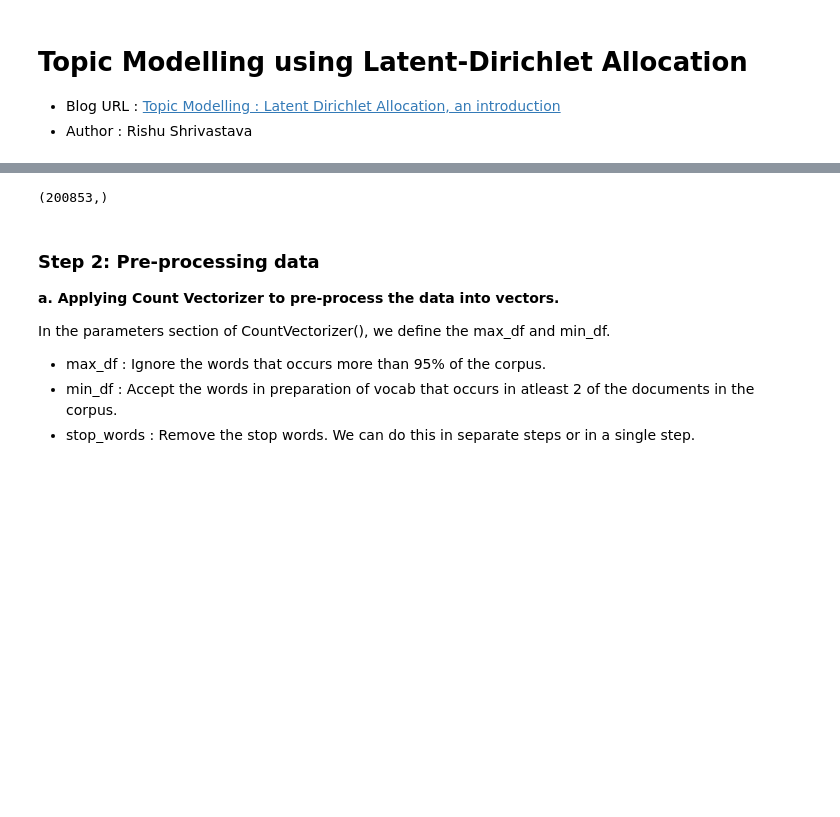
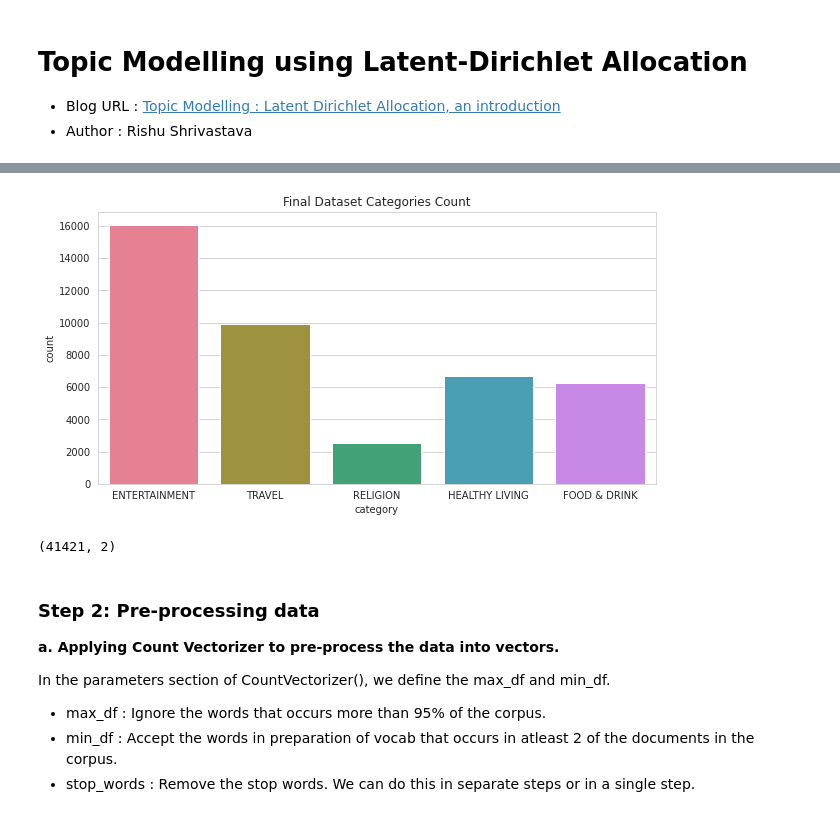
Before and after one commit to rishuatgithub/MLPy, a Jupyter notebook: Topic_Modelling_LDA.ipynb, the cells around one changed output, grey strips where cells are left out. Drawn from its saved outputs; the diff is of its cells as text; code cells hidden in the pictures; blank space fills up the shorter version.

```diff
--- a/Topic_Modelling_LDA.ipynb
+++ b/Topic_Modelling_LDA.ipynb
@@ -44,0 +84,8 @@ Name: short_description, dtype: object
+# %%
+### Filter the dataset to reduce the dataset (just for the purpose of this work)
+
+data['Combined_Description'] = data['headline'] + data['short_description']
+filtered_data = data[(data['category']=='ENTERTAINMENT') | (data['category']=='TRAVEL') | (data['category']=='RELIGION') | (data['category']=='FOOD & DRINK') | (data['category']=='HEALTHY LIVING')]
+filtered_data = filtered_data[['category','Combined_Description']]
+
+filtered_data.head()
@@ -45,7 +99,16 @@ Name: short_description, dtype: object
+# %%
+### Lets check the filtered dataset available. We will use this category to validate our LDA topic result.
+plt.figure(figsize=(10,5))
+sns.set_style("whitegrid")
+sns.countplot(x='category', data=filtered_data, palette='husl')
+plt.title("Final Dataset Categories Count")
+plt.show()
+# %% [output]
+[figure, added]
 # %%
-df.shape
+filtered_data.shape
 # %% [output]
-(200853,)
+(41421, 2)
 # %% [markdown]
 ### Step 2: Pre-processing data
 
```
Also changed, not shown: parts of 27 cells of this notebook.
